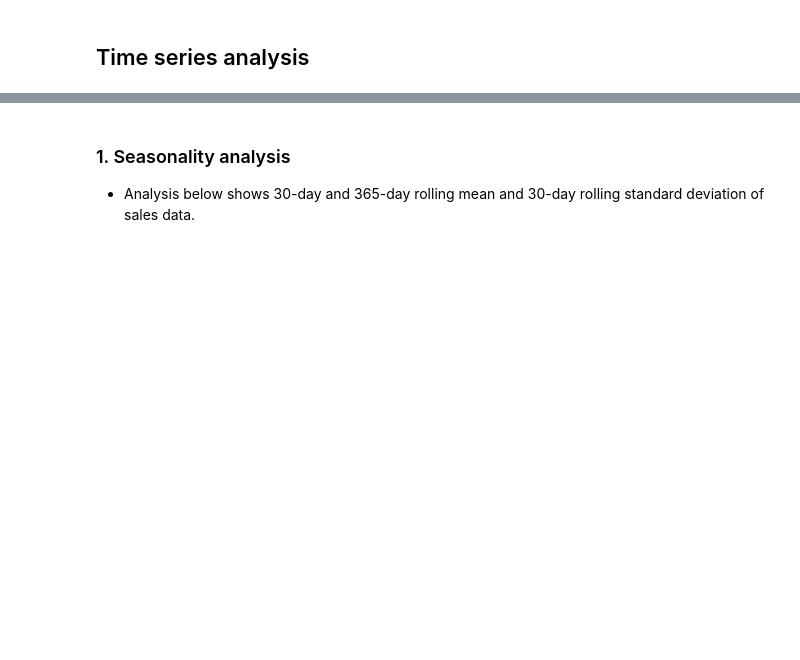
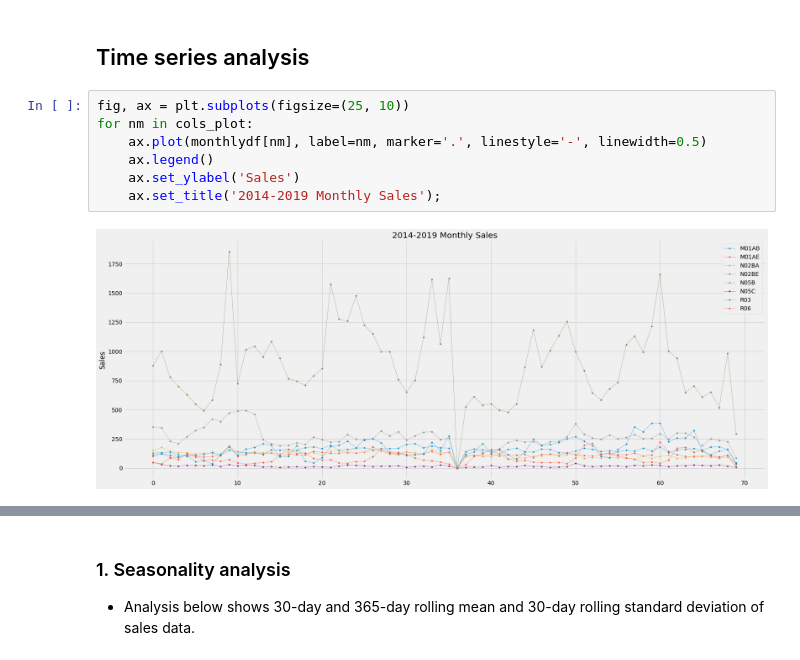
Before and after one commit to jhenvi/Pharma-sales-data, a Jupyter notebook: sales analysis.ipynb, the cells around one changed output, grey strips where cells are left out. Drawn from its saved outputs; the diff is of its cells as text; blank space fills up the shorter version.

Commit message:
graphs

```diff
--- a/sales analysis.ipynb
+++ b/sales analysis.ipynb
@@ -84,3 +84,12 @@ weeklydf.head(3)
 | 2 | 1/19/2014 | 30.67 | 26.34 | 45.9 | 218.40 | 80.0 | 8.0 | 29.0 | 12.0 |
 # %% [markdown]
 ## Time series analysis
+# %%
+fig, ax = plt.subplots(figsize=(25, 10))
+for nm in cols_plot:
+    ax.plot(monthlydf[nm], label=nm, marker='.', linestyle='-', linewidth=0.5)
+    ax.legend()
+    ax.set_ylabel('Sales')
+    ax.set_title('2014-2019 Monthly Sales');
+# %% [output]
+[figure, added]
```
Also changed, not shown: parts of 33 cells of this notebook, 3 other files.
